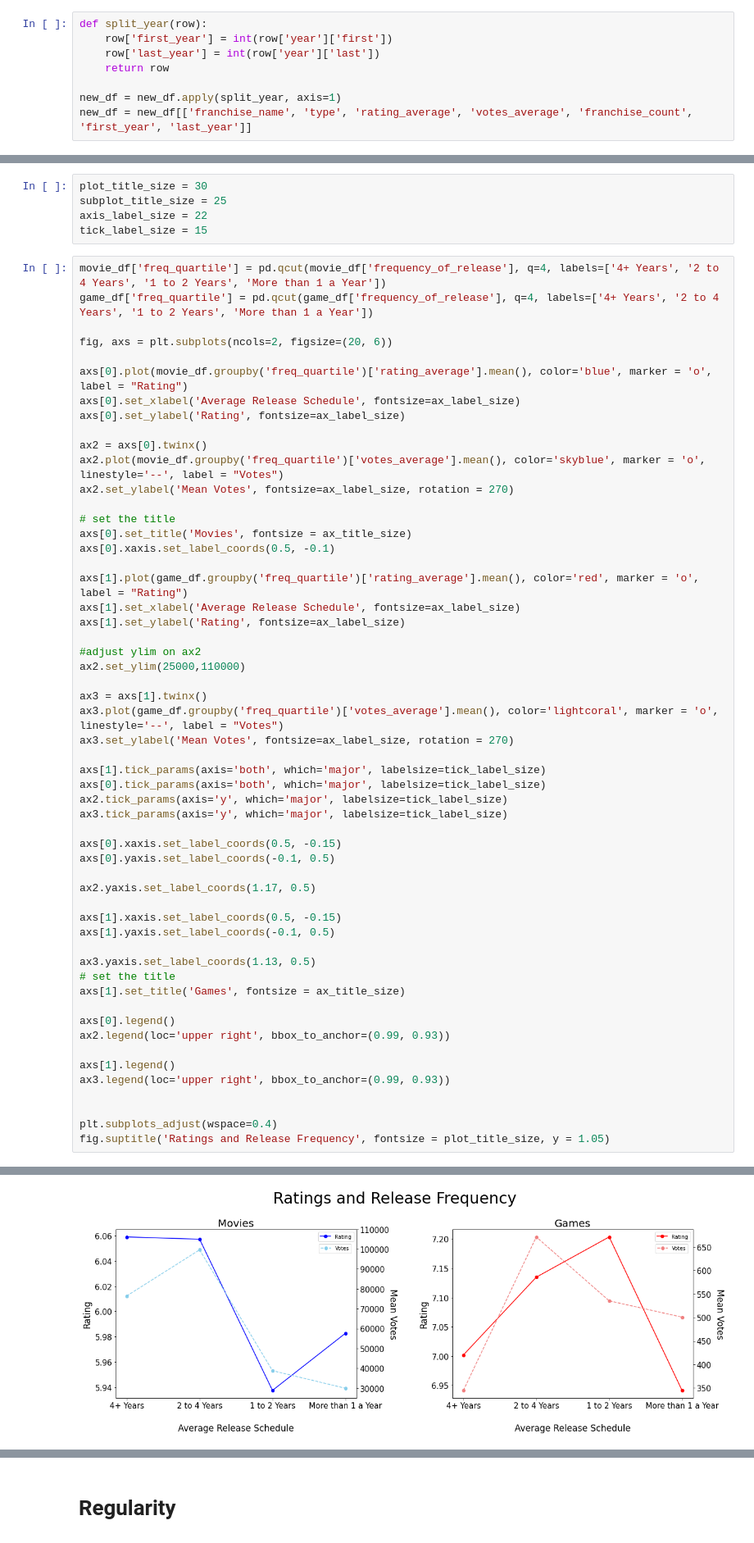
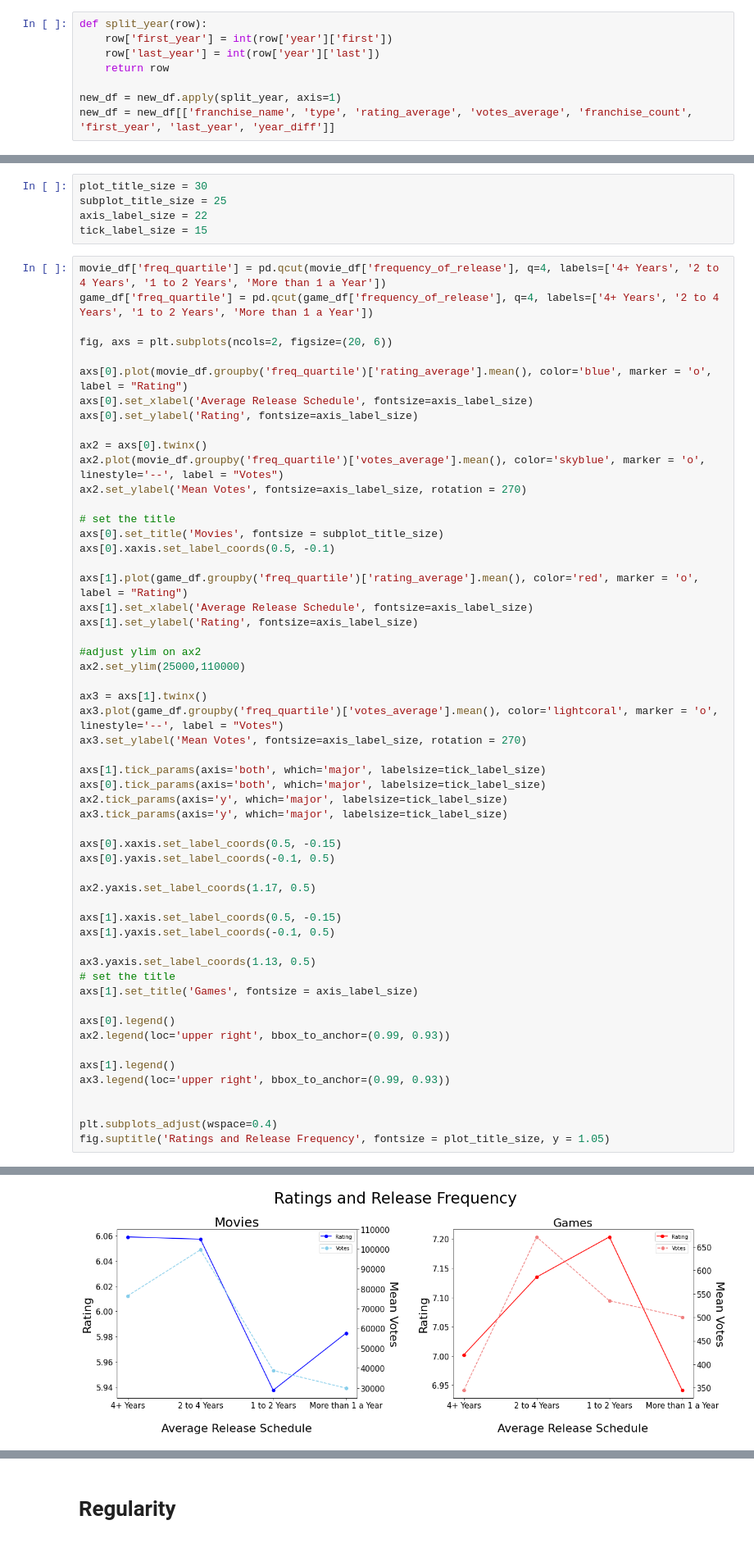
Before and after one commit to adambrennan150/Franchises, a Jupyter notebook: RQ1.ipynb, the cells around one changed output, grey strips where cells are left out. Shown at 82% size. Drawn from its saved outputs; the diff is of its cells as text.

```diff
--- a/RQ1.ipynb
+++ b/RQ1.ipynb
@@ -266,7 +264,7 @@ def split_year(row):
     return row
 
 new_df = new_df.apply(split_year, axis=1)
-new_df = new_df[['franchise_name', 'type', 'rating_average', 'votes_average', 'franchise_count', 'first_year', 'last_year']]
+new_df = new_df[['franchise_name', 'type', 'rating_average', 'votes_average', 'franchise_count', 'first_year', 'last_year', 'year_diff']]
 # %%
 new_df["franchise_length"] = new_df.apply(lambda row: row["last_year"] - row["first_year"] +1, axis = 1)
 # %%
@@ -557,27 +602,27 @@ game_df['freq_quartile'] = pd.qcut(game_df['frequency_of_release'], q=4, labels=
 fig, axs = plt.subplots(ncols=2, figsize=(20, 6))
 
 axs[0].plot(movie_df.groupby('freq_quartile')['rating_average'].mean(), color='blue', marker = 'o', label = "Rating")
-axs[0].set_xlabel('Average Release Schedule', fontsize=ax_label_size)
-axs[0].set_ylabel('Rating', fontsize=ax_label_size)
+axs[0].set_xlabel('Average Release Schedule', fontsize=axis_label_size)
+axs[0].set_ylabel('Rating', fontsize=axis_label_size)
 
 ax2 = axs[0].twinx()
 ax2.plot(movie_df.groupby('freq_quartile')['votes_average'].mean(), color='skyblue', marker = 'o', linestyle='--', label = "Votes")
-ax2.set_ylabel('Mean Votes', fontsize=ax_label_size, rotation = 270)
+ax2.set_ylabel('Mean Votes', fontsize=axis_label_size, rotation = 270)
 
 # set the title
-axs[0].set_title('Movies', fontsize = ax_title_size)
+axs[0].set_title('Movies', fontsize = subplot_title_size)
 axs[0].xaxis.set_label_coords(0.5, -0.1)
 
 axs[1].plot(game_df.groupby('freq_quartile')['rating_average'].mean(), color='red', marker = 'o', label = "Rating")
-axs[1].set_xlabel('Average Release Schedule', fontsize=ax_label_size)
-axs[1].set_ylabel('Rating', fontsize=ax_label_size)
+axs[1].set_xlabel('Average Release Schedule', fontsize=axis_label_size)
+axs[1].set_ylabel('Rating', fontsize=axis_label_size)
 
 #adjust ylim on ax2
 ax2.set_ylim(25000,110000)
 
 ax3 = axs[1].twinx()
 ax3.plot(game_df.groupby('freq_quartile')['votes_average'].mean(), color='lightcoral', marker = 'o', linestyle='--', label = "Votes")
-ax3.set_ylabel('Mean Votes', fontsize=ax_label_size, rotation = 270)
+ax3.set_ylabel('Mean Votes', fontsize=axis_label_size, rotation = 270)
 
 axs[1].tick_params(axis='both', which='major', labelsize=tick_label_size)
 axs[0].tick_params(axis='both', which='major', labelsize=tick_label_size)
@@ -594,7 +639,7 @@ axs[1].yaxis.set_label_coords(-0.1, 0.5)
 
 ax3.yaxis.set_label_coords(1.13, 0.5)
 # set the title
-axs[1].set_title('Games', fontsize = ax_title_size)
+axs[1].set_title('Games', fontsize = axis_label_size)
 
 axs[0].legend()
 ax2.legend(loc='upper right', bbox_to_anchor=(0.99, 0.93))
@@ -610,4 +665,4 @@ Text(0.5, 1.05, 'Ratings and Release Frequency')
-[figure, old version]
+[figure, new version]
 # %%
 game_df.groupby('freq_quartile')['frequency_of_release'].min()
 # %% [output]
```
Also changed, not shown: parts of 35 cells of this notebook.
